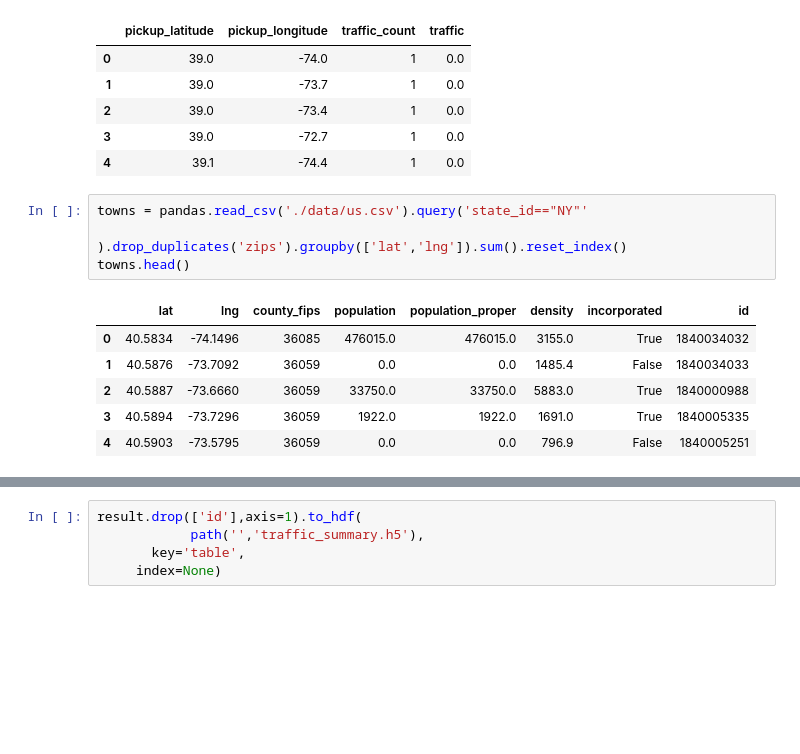
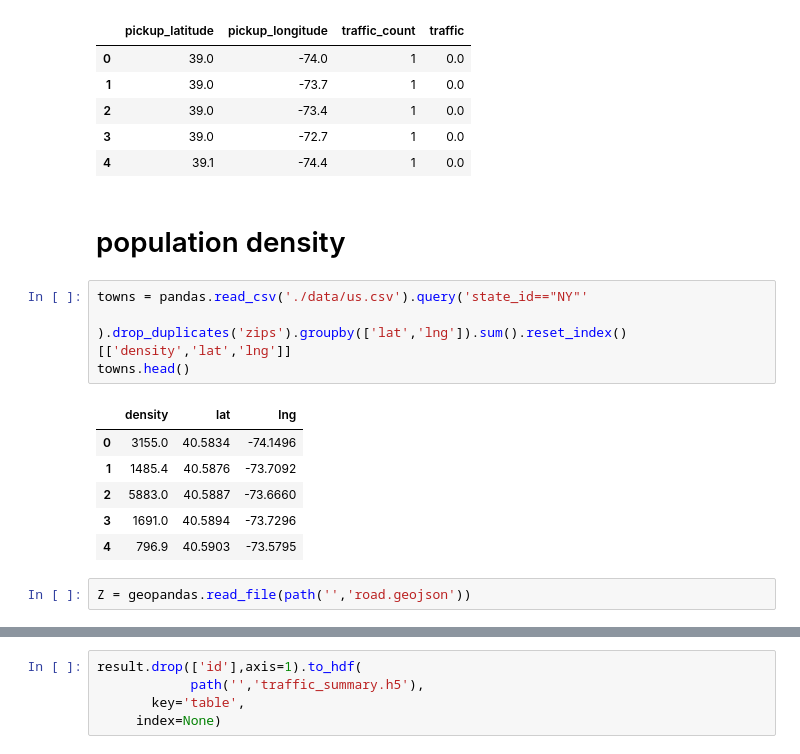
Before and after one commit to doudatadog/new_york_taxi_fare, a Jupyter notebook: Reagg.ipynb, the cells around one changed output, grey strips where cells are left out. Saved outputs shown, nothing was run; the diff lists cells and outputs as text; blank space fills up the shorter version.

```diff
--- a/Reagg.ipynb
+++ b/Reagg.ipynb
@@ -24,14 +26,18 @@ Traf.head()
 | 2 | 39.0 | -73.4 | 1 | 0.0 |
 | 3 | 39.0 | -72.7 | 1 | 0.0 |
 | 4 | 39.1 | -74.4 | 1 | 0.0 |
+# %% [markdown]
+#  population density
 # %%
 towns = pandas.read_csv('./data/us.csv').query('state_id=="NY"'
-                                      ).drop_duplicates('zips').groupby(['lat','lng']).sum().reset_index()
+                                      ).drop_duplicates('zips').groupby(['lat','lng']).sum().reset_index()[['density','lat','lng']]
 towns.head()
 # %% [output]
-|  | lat | lng | county_fips | population | population_proper | density | incorporated | id |
-| 0 | 40.5834 | -74.1496 | 36085 | 476015.0 | 476015.0 | 3155.0 | True | 1840034032 |
-| 1 | 40.5876 | -73.7092 | 36059 | 0.0 | 0.0 | 1485.4 | False | 1840034033 |
-| 2 | 40.5887 | -73.6660 | 36059 | 33750.0 | 33750.0 | 5883.0 | True | 1840000988 |
-| 3 | 40.5894 | -73.7296 | 36059 | 1922.0 | 1922.0 | 1691.0 | True | 1840005335 |
-| 4 | 40.5903 | -73.5795 | 36059 | 0.0 | 0.0 | 796.9 | False | 1840005251 |
+|  | density | lat | lng |
+| 0 | 3155.0 | 40.5834 | -74.1496 |
+| 1 | 1485.4 | 40.5876 | -73.7092 |
+| 2 | 5883.0 | 40.5887 | -73.6660 |
+| 3 | 1691.0 | 40.5894 | -73.7296 |
+| 4 | 796.9 | 40.5903 | -73.5795 |
+# %%
+Z = geopandas.read_file(path('','road.geojson'))
```
Also changed, not shown: parts of 14 cells of this notebook, 2 other files.
